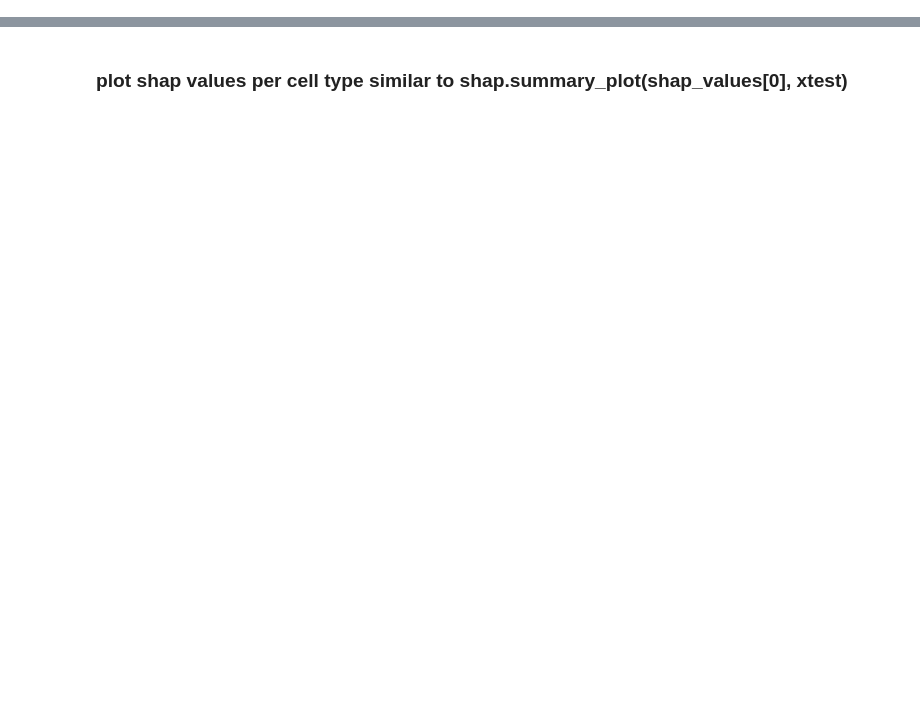
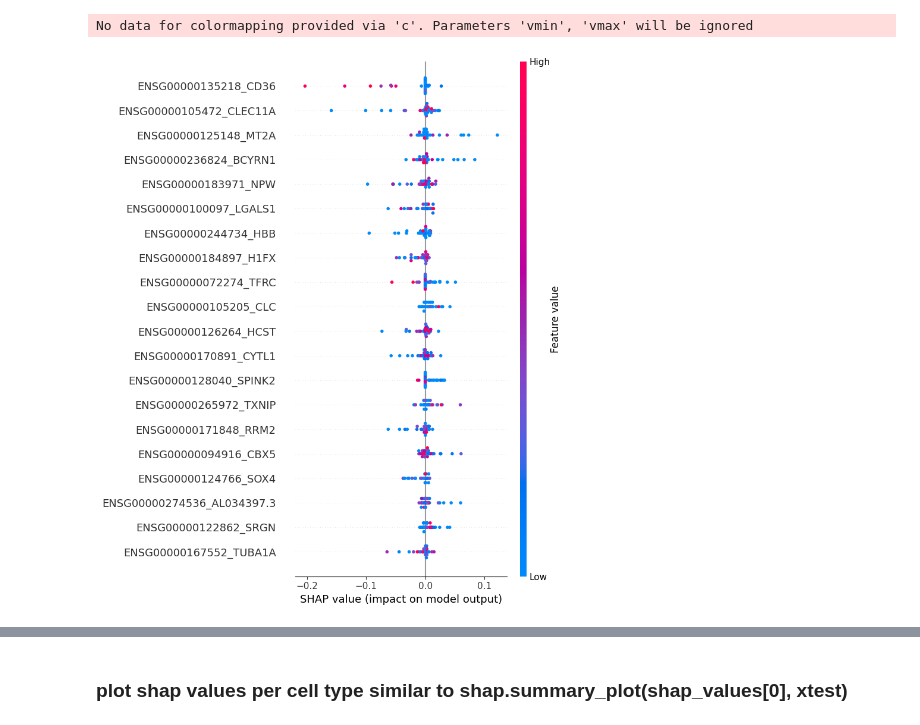
Before and after one commit to valentina-kg/open-problems-multimodal-3rd-solution, a Jupyter notebook: code/4.model/pred/plotting.ipynb, the cells around one changed output, grey strips where cells are left out. Saved outputs shown, nothing was run; the diff lists cells and outputs as text; code cells hidden in the pictures; blank space fills up the shorter version.

```diff
--- a/code/4.model/pred/plotting.ipynb
+++ b/code/4.model/pred/plotting.ipynb
@@ -43,0 +81,13 @@ Tight layout not applied. The bottom and top margins cannot be made large enough
+# %%
+test_inputs = scipy.sparse.load_npz(index_path + "test_cite_raw_inputs_values.sparse.npz")
+# test_inputs = pd.DataFrame(test_inputs.toarray(), columns=list(all_22001_genes)+list(handselected_gene_ids))   # order?????? if directly from file probably totally ordered, not 22001+84
+test_inputs = pd.DataFrame(test_inputs.toarray(), columns=train_column)   # should be correct order (totally ordered)
+
+# get cell ids
+test_ids = np.load(index_path + "test_cite_raw_inputs_idxcol.npz", allow_pickle=True)
+test_index = test_ids["index"]
+len(test_index)
+
+test_inputs.index = test_index
+
+test_inputs.head(2)
@@ -43,0 +99,4 @@ Tight layout not applied. The bottom and top margins cannot be made large enough
+# %%
+# cell ids used in xtest and SHAP:
+sample_cells = xtest.obs_names
+sample_cells
@@ -43,0 +114,5 @@ Tight layout not applied. The bottom and top margins cannot be made large enough
+# %%
+# create xtest_all_genes: for shap plot, containing all 22085 genes instead of svd components
+xtest_all_genes = test_inputs.loc[sample_cells]
+print(xtest_all_genes.shape)
+xtest_all_genes.head(2)
@@ -43,0 +126,4 @@ Tight layout not applied. The bottom and top margins cannot be made large enough
+# %%
+attr_all_22085_genes = pd.read_pickle('4.model/pred/attr_all_22085_genes_16_5_samples.pkl')
+attr_all_22085_genes = attr_all_22085_genes.reindex(columns=train_column)
+attr_all_22085_genes.head(2)
@@ -43,0 +135,4 @@ Tight layout not applied. The bottom and top margins cannot be made large enough
+# %%
+shap.initjs()
+shap.summary_plot(np.array(attr_all_22085_genes), xtest_all_genes, feature_names=xtest_all_genes.columns)
+# %% [output]
@@ -43,0 +140,2 @@ Tight layout not applied. The bottom and top margins cannot be made large enough
+No data for colormapping provided via 'c'. Parameters 'vmin', 'vmax' will be ignored
+[figure, added]
```
Also changed, not shown: parts of 26 cells of this notebook, 29 other files.
